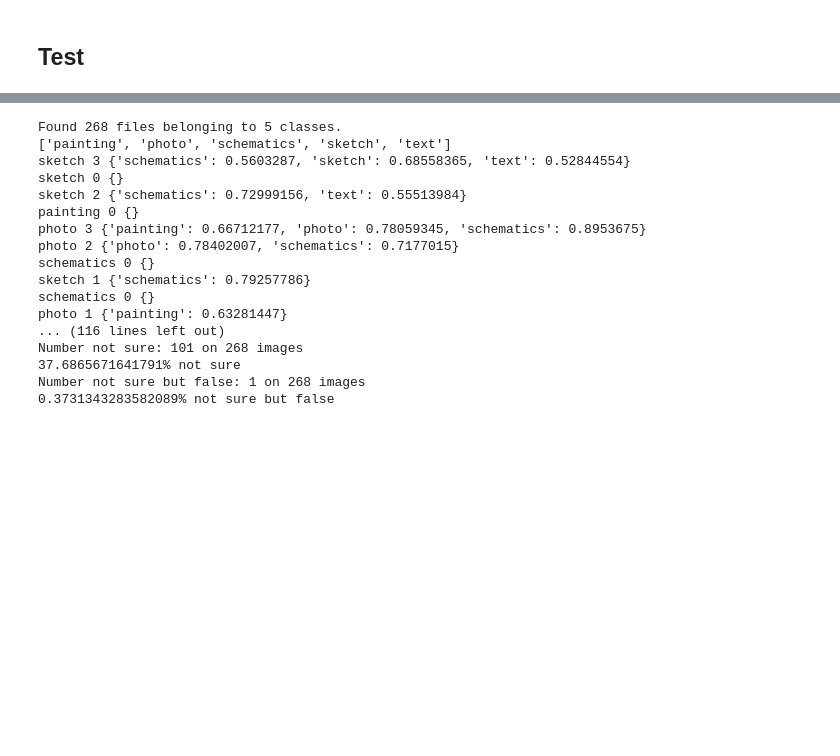
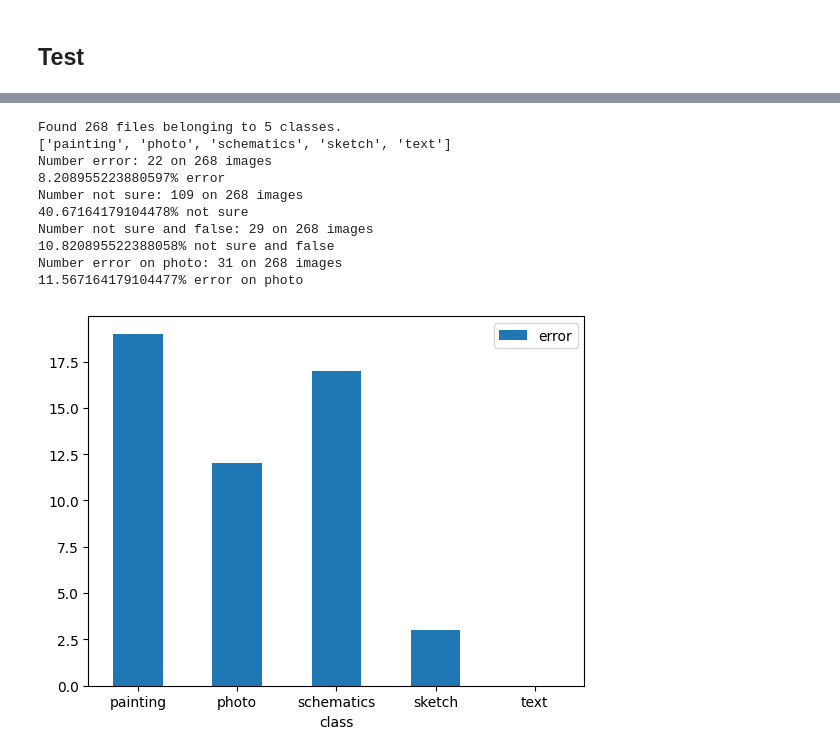
Before and after one commit to kallly/IA-A5-Tensorflow, a Jupyter notebook: arthur/1_multi_binary.ipynb, the cells around one changed output, grey strips where cells are left out. Drawn from its saved outputs; the diff is of its cells as text; code cells hidden in the pictures; blank space fills up the shorter version.

```diff
--- a/arthur/1_multi_binary.ipynb
+++ b/arthur/1_multi_binary.ipynb
@@ -650,6 +636,11 @@ print(class_names)
 i = 0
 error = 0
 notsure = 0
+repartion = {}
+photo_error = 0
+notsure_error = 0
+for class_name in class_names:
+    repartion[class_name] = 0
 
 for b_images, b_labels in test_images.take(-1):
     prediction1 = model['painting'].predict(b_images, verbose=0)
@@ -663,52 +654,55 @@ for b_images, b_labels in test_images.take(-1):
         result = {}
         find = 0
         great = 0
-        notsure_error = 0
 
         n = 0
         for pred in prediction:
             result[class_names[n]] = pred[0]
             if int(np.round(pred)):
                 find += 1
                 great = 0
                 if class_names[label.numpy()] == class_names[n]:
                     great = 1
             n+=1
 
         if not great:
-            print(class_names[label.numpy()],find,result)
+            #print(class_names[label.numpy()],find,result)
             if find != 1:
                 notsure += 1
                 if find > 1:
                     if class_names[label.numpy()] != max(result, key=result.get):
                         notsure_error += 1
+                        repartion[class_names[label.numpy()]] +=1
+                        if class_names[label.numpy()] == 'photo' or max(result, key=result.get) == 'photo':
+                            photo_error += 1
             else:
+                repartion[class_names[label.numpy()]] +=1
                 error += 1
-
+                if class_names[label.numpy()] == 'photo' or max(result, key=result.get) == 'photo':
+                    photo_error += 1
         i += 1
 
 
 print(f"Number error: {error} on {i} images")
 print(f"{error/i*100}% error")
 print(f"Number not sure: {notsure} on {i} images")
 print(f"{notsure/i*100}% not sure")
 print(f"Number not sure and false: {notsure_error} on {i} images")
 print(f"{notsure_error/i*100}% not sure and false")
+print(f"Number error on photo: {photo_error} on {i} images")
+print(f"{photo_error/i*100}% error on photo")
+import pandas as pd
+df = pd.DataFrame({'class':repartion.keys(), 'error':repartion.values()})
+ax = df.plot.bar(x='class', y='error', rot=0)
 # %% [output]
 Found 268 files belonging to 5 classes.
 ['painting', 'photo', 'schematics', 'sketch', 'text']
-sketch 3 {'schematics': 0.5603287, 'sketch': 0.68558365, 'text': 0.52844554}
-sketch 0 {}
-sketch 2 {'schematics': 0.72999156, 'text': 0.55513984}
-painting 0 {}
-photo 3 {'painting': 0.66712177, 'photo': 0.78059345, 'schematics': 0.8953675}
-photo 2 {'photo': 0.78402007, 'schematics': 0.7177015}
-schematics 0 {}
-sketch 1 {'schematics': 0.79257786}
-schematics 0 {}
-photo 1 {'painting': 0.63281447}
-... (116 lines left out)
-Number not sure: 101 on 268 images
-37.6865671641791% not sure
-Number not sure but false: 1 on 268 images
-0.3731343283582089% not sure but false
+Number error: 22 on 268 images
+8.208955223880597% error
+Number not sure: 109 on 268 images
+40.67164179104478% not sure
+Number not sure and false: 29 on 268 images
+10.820895522388058% not sure and false
+Number error on photo: 31 on 268 images
+11.567164179104477% error on photo
+[figure, added]
```
Also changed, not shown: parts of 14 cells of this notebook.
